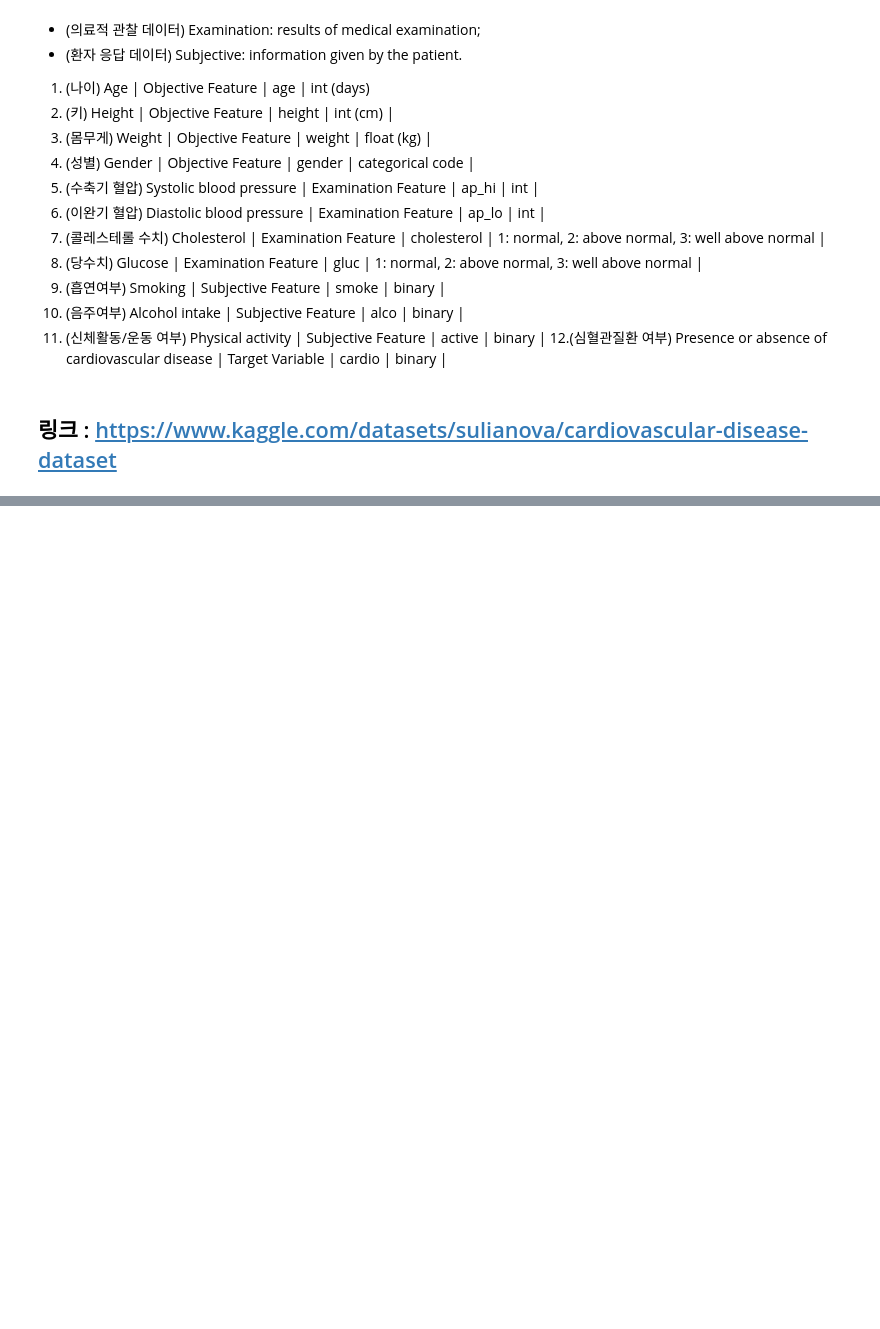
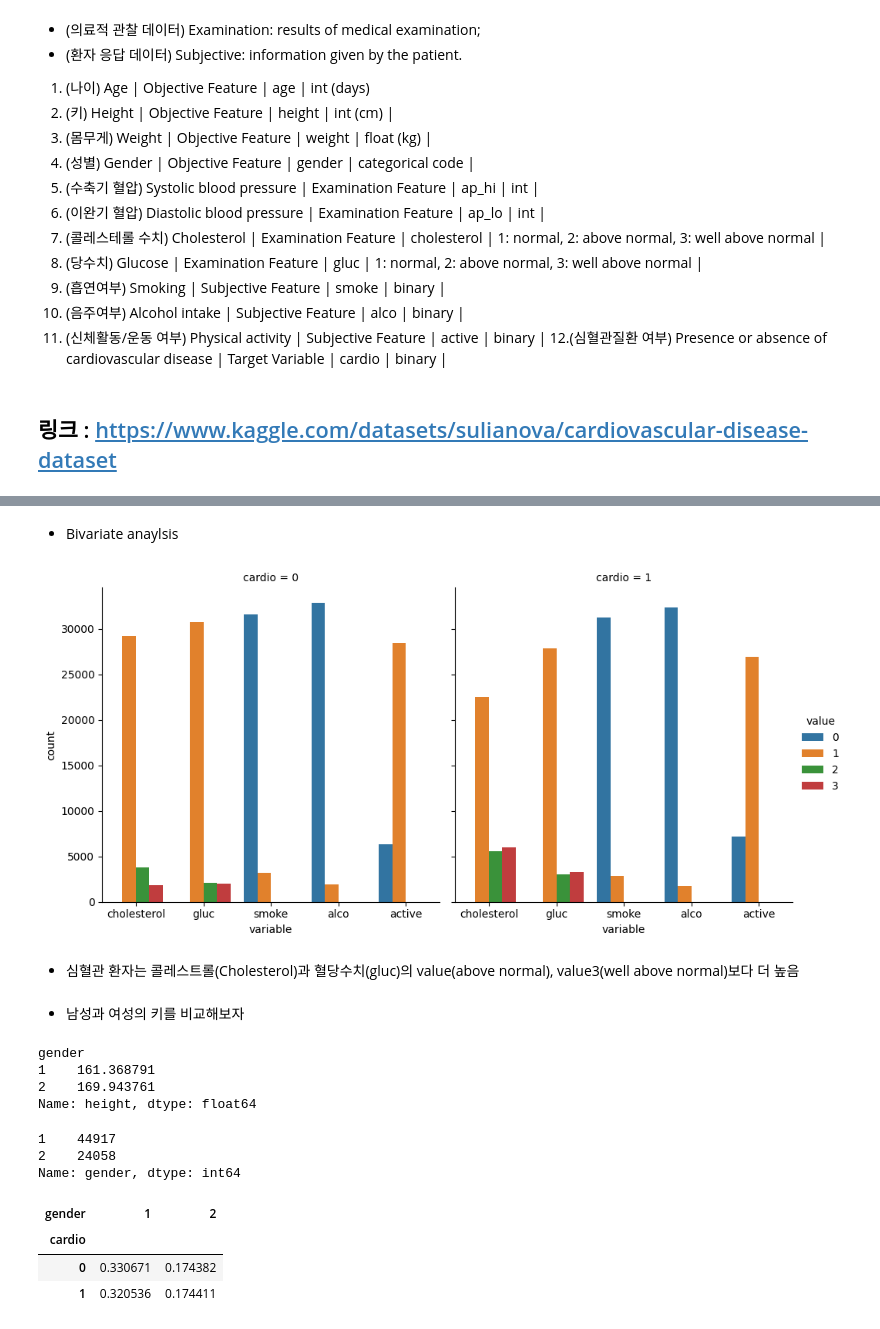
Before and after one commit to Youngpyoryu/Lecture_Note, a Jupyter notebook: 디지털 헬스케어/2주차/20240124.ipynb, the cells around one changed output, grey strips where cells are left out. Saved outputs shown, nothing was run; the diff lists cells and outputs as text; code cells hidden in the pictures; blank space fills up the shorter version.

```diff
--- a/디지털 헬스케어/2주차/20240124.ipynb
+++ b/디지털 헬스케어/2주차/20240124.ipynb
@@ -24,0 +166,31 @@ Mounted at /content/drive
+# %% [markdown]
+- Bivariate anaylsis
+# %%
+df_long = pd.melt(data, id_vars=['cardio'], value_vars=['cholesterol','gluc', 'smoke', 'alco', 'active'])
+sns.catplot(x="variable", hue="value", col="cardio",data=df_long, kind="count");
+# %% [output]
+[figure, added]
+# %% [markdown]
+- 심혈관 환자는 콜레스트롤(Cholesterol)과 혈당수치(gluc)의 value(above normal), value3(well above normal)보다 더 높음
+# %% [markdown]
+- 남성과 여성의 키를 비교해보자
+# %%
+data.groupby('gender')['height'].mean()
+# %% [output]
+gender
+1    161.368791
+2    169.943761
+Name: height, dtype: float64
+# %%
+data['gender'].value_counts()
+# %% [output]
+1    44917
+2    24058
+Name: gender, dtype: int64
+# %%
+pd.crosstab(data['cardio'], data['gender'],normalize=True)
+# %% [output]
+| gender | 1 | 2 |
+| cardio |  |  |
+| 0 | 0.330671 | 0.174382 |
+| 1 | 0.320536 | 0.174411 |
```
Also changed, not shown: parts of 93 cells of this notebook.
